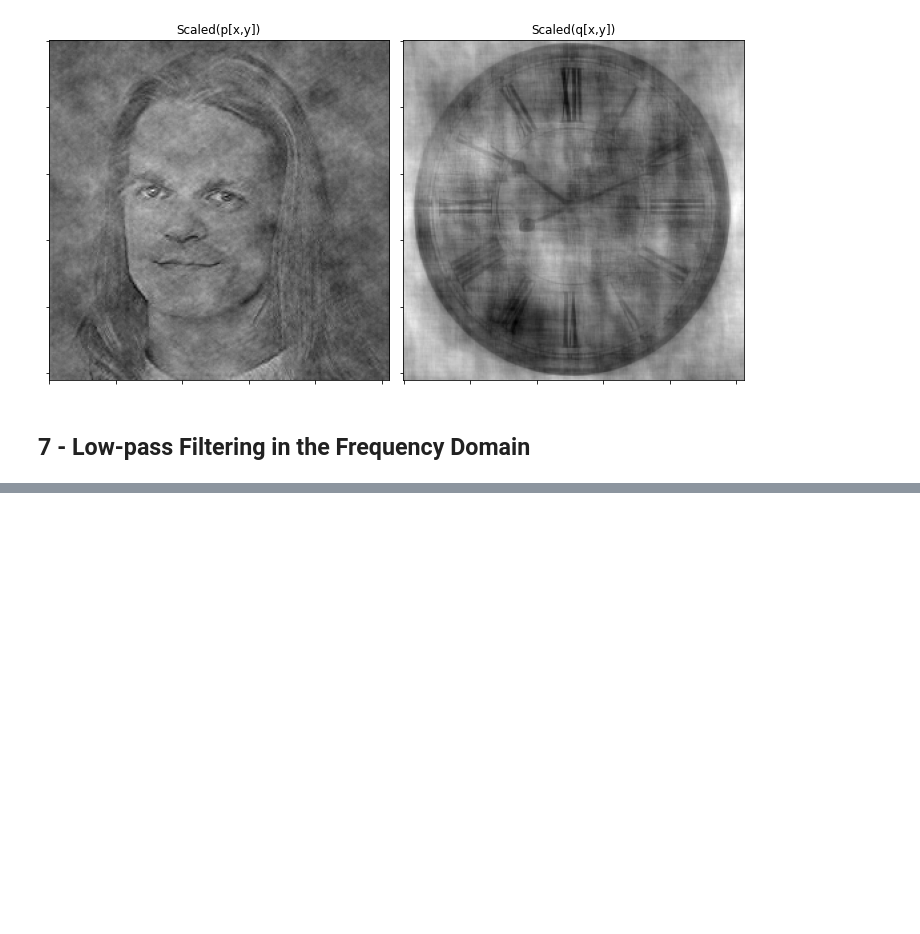
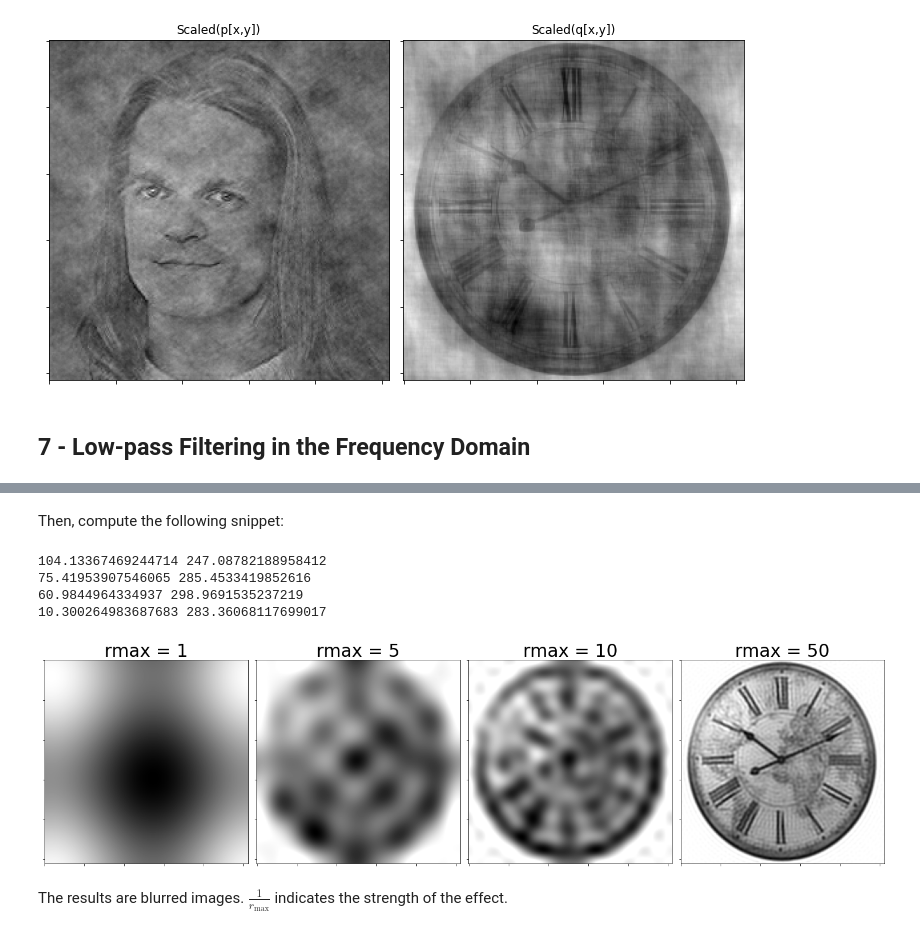
Before and after one commit to FabriceBeaumont/MA-INF_2314_IPSA, a Jupyter notebook: Code/Exercise3/SolutionsOfSheet3.ipynb, the cells around one changed output, grey strips where cells are left out. Cells and saved outputs as stored; diff of their text form; code cells hidden in the pictures; blank space fills up the shorter version.

```diff
--- a/Code/Exercise3/SolutionsOfSheet3.ipynb
+++ b/Code/Exercise3/SolutionsOfSheet3.ipynb
@@ -691,0 +694,5 @@ plt.show()
+# %%
+#arrF = imageRead('../Data/clock.jpg')
+arrF = imageRead('clock.jpg')
+
+dftF = fft.fftshift(fft.fft2(arrF))
@@ -691,0 +704,37 @@ plt.show()
+# %%
+def lp(arrF, rmax):
+    M, N = arrF.shape
+
+    rs,cs = np.meshgrid(np.arange(M), np.arange(N), indexing='ij')
+    dist2 = (rs-M/2)**2 + (cs-N/2)**2
+    lpFlt = np.where(dist2 <= rmax**2, 1, 0)
+
+    return arrF * lpFlt
+# %% [markdown]
+Then, compute the following snippet:
+# %%
+rmax_range = [1, 5, 10, 50]
+
+fig, axs = plt.subplots(1, len(rmax_range), figsize=(20,20))
+
+for i, rmax in enumerate(rmax_range):
+    dftH = lp(dftF, rmax)
+    arrH = np.real(fft.ifft2(fft.fftshift(dftH)))
+
+    print (np.min(arrH), np.max(arrH))
+    arrH = np.clip(arrH, 0, 255)
+
+    ax = axs[i]
+    ax.imshow(arrH, cmap='gray')
+    ax.set_title(f"rmax = {rmax}", fontsize=30)
+
+    ax.set_xticklabels([]); ax.set_yticklabels([])
+    fig.tight_layout()
+# %% [output]
+104.13367469244714 247.08782188958412
+75.41953907546065 285.4533419852616
+60.9844964334937 298.9691535237219
+10.300264983687683 283.36068117699017
+[figure, added]
+# %% [markdown]
+The results are blurred images. $\frac{1}{r_{\max}}$ indicates the strength of the effect.
```
Also changed, not shown: parts of 2 cells of this notebook.
